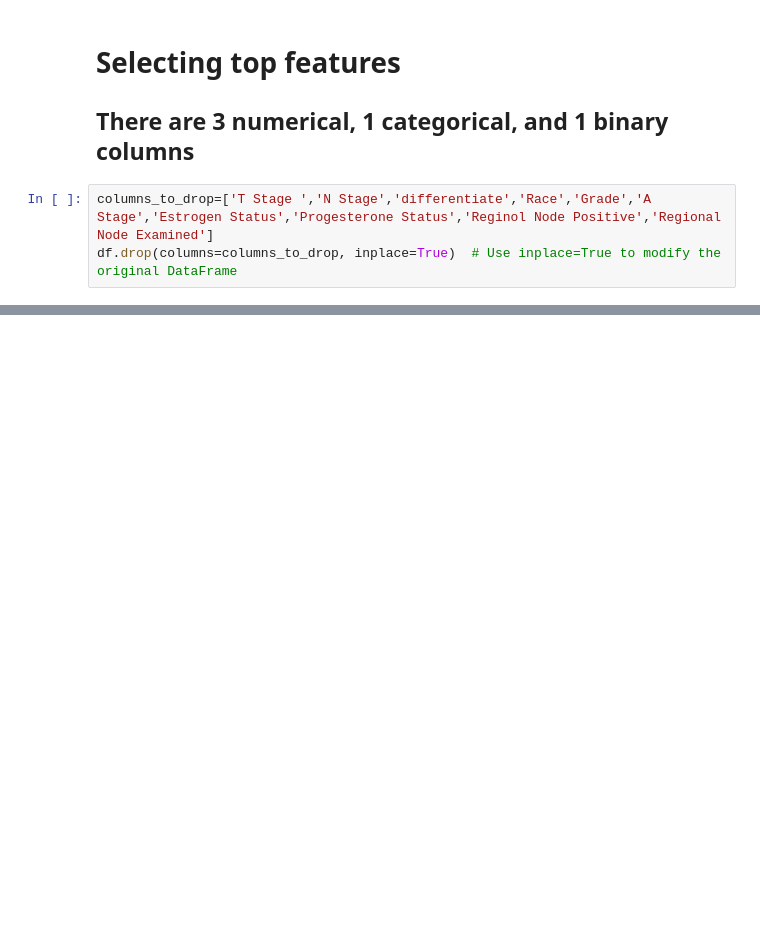
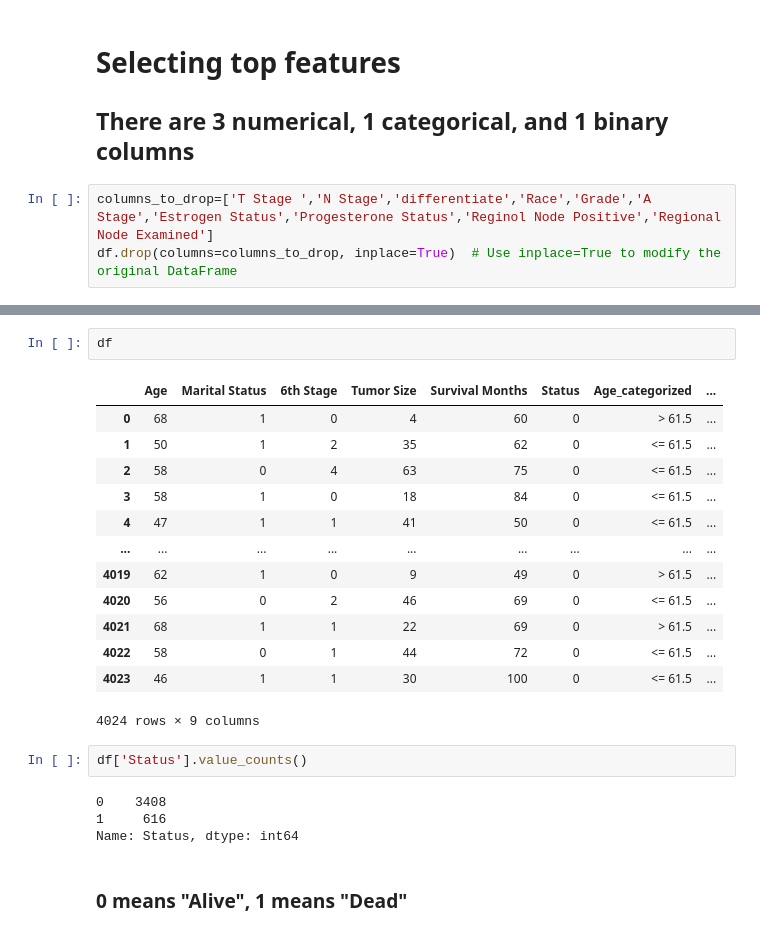
Before and after one commit to hoomankaseban/Breast-Cancer, a Jupyter notebook: Breast-Cancer-by-Descision-trees.ipynb, the cells around one changed output, grey strips where cells are left out. Saved outputs shown, nothing was run; the diff lists cells and outputs as text; blank space fills up the shorter version.

```diff
--- a/Breast-Cancer-by-Descision-trees.ipynb
+++ b/Breast-Cancer-by-Descision-trees.ipynb
@@ -225,0 +286,24 @@ df
+# %%
+df
+# %% [output]
+|  | Age | Marital Status | 6th Stage | Tumor Size | Survival Months | Status | Age_categorized | ... |
+| 0 | 68 | 1 | 0 | 4 | 60 | 0 | > 61.5 | ... |
+| 1 | 50 | 1 | 2 | 35 | 62 | 0 | <= 61.5 | ... |
+| 2 | 58 | 0 | 4 | 63 | 75 | 0 | <= 61.5 | ... |
+| 3 | 58 | 1 | 0 | 18 | 84 | 0 | <= 61.5 | ... |
+| 4 | 47 | 1 | 1 | 41 | 50 | 0 | <= 61.5 | ... |
+| ... | ... | ... | ... | ... | ... | ... | ... | ... |
+| 4019 | 62 | 1 | 0 | 9 | 49 | 0 | > 61.5 | ... |
+| 4020 | 56 | 0 | 2 | 46 | 69 | 0 | <= 61.5 | ... |
+| 4021 | 68 | 1 | 1 | 22 | 69 | 0 | > 61.5 | ... |
+| 4022 | 58 | 0 | 1 | 44 | 72 | 0 | <= 61.5 | ... |
+| 4023 | 46 | 1 | 1 | 30 | 100 | 0 | <= 61.5 | ... |
+4024 rows × 9 columns
+# %%
+df['Status'].value_counts()
+# %% [output]
+0    3408
+1     616
+Name: Status, dtype: int64
+# %% [markdown]
+### 0 means "Alive", 1 means "Dead"
```
Also changed, not shown: parts of 14 cells of this notebook, 1 other file.
